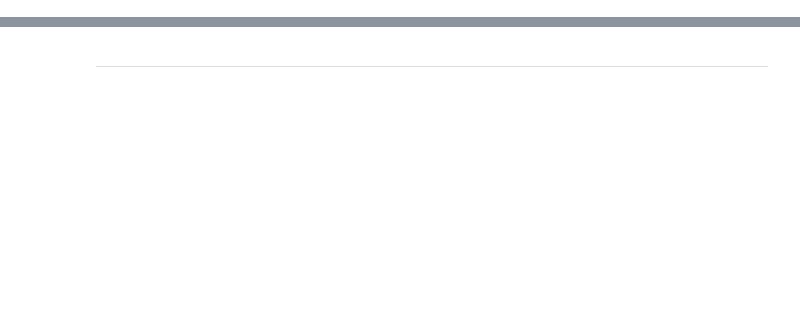
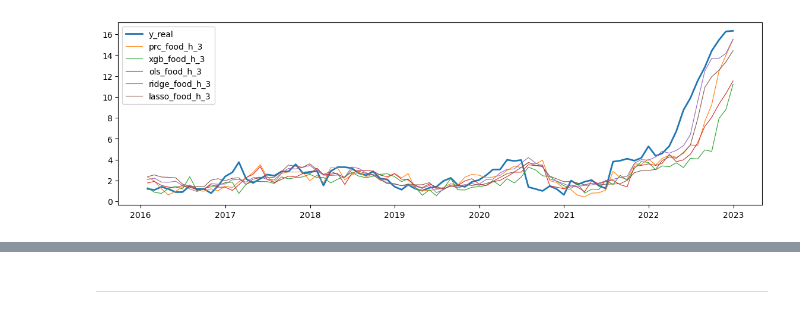
Before and after one commit to lamlam98765/thesis_code, a Jupyter notebook: main/compare_models.ipynb, the cells around one changed output, grey strips where cells are left out. Saved outputs shown, nothing was run; the diff lists cells and outputs as text; code cells hidden in the pictures; blank space fills up the shorter version.

```diff
--- a/main/compare_models.ipynb
+++ b/main/compare_models.ipynb
@@ -55,0 +80,9 @@ rmse.to_csv(f"data/report_rmse/{cat_short}.csv")
+# %%
+plt.figure(figsize=(14, 4))
+plt.plot(yoy_real_test, label = "y_real", linewidth = 2)
+for col in forecast_df_h.columns:
+    plt.plot(forecast_df_h[col], label = col, linewidth = 0.8)
+plt.legend()
+plt.show()
+# %% [output]
+[figure, added]
```
Also changed, not shown: parts of 21 cells of this notebook, 1 other file.
